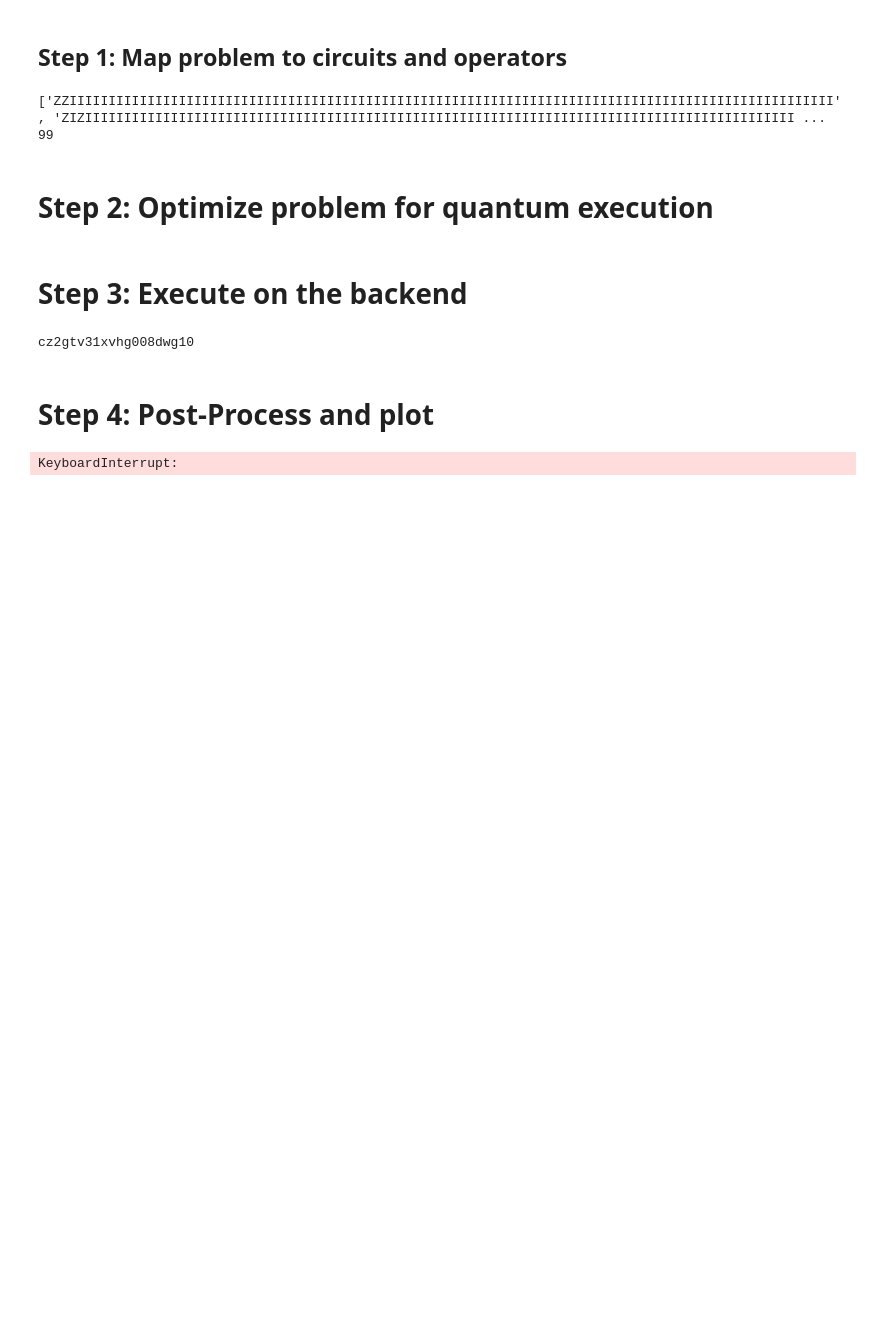
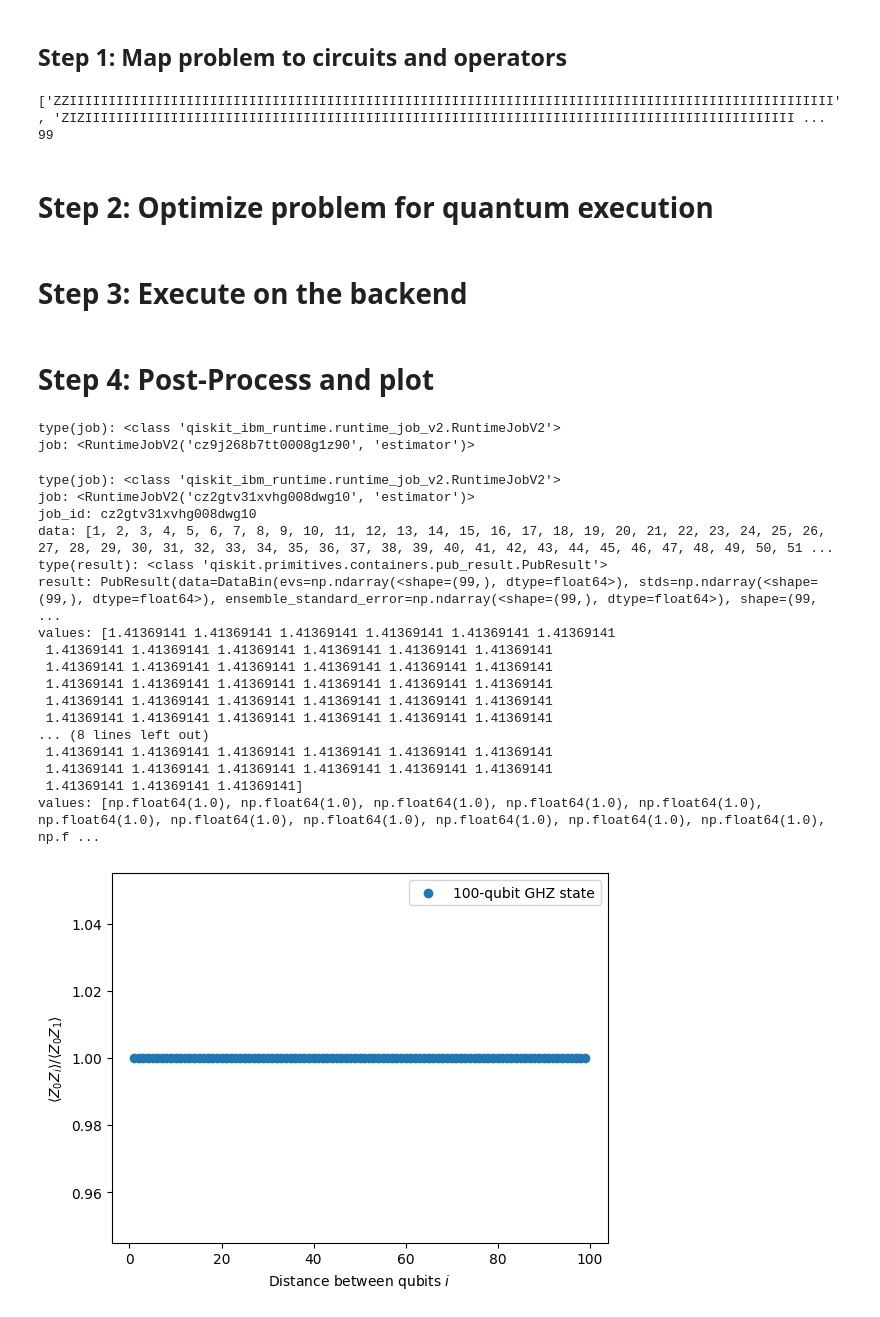
Before and after one commit to DavidCoy77/quantum_programming, a Jupyter notebook: episode-3-hello-world.ipynb, the cells around one changed output. Saved outputs shown, nothing was run; the diff lists cells and outputs as text; code cells hidden in the pictures; blank space fills up the shorter version.

```diff
--- a/episode-3-hello-world.ipynb
+++ b/episode-3-hello-world.ipynb
@@ -135,40 +135,77 @@ operators_transpiled_list = [op.apply_layout(
 # %% [markdown]
 # Step 3: Execute on the backend
 # %%
-from qiskit_ibm_runtime import EstimatorV2 as Estimator  # get EstimatorV2
-from qiskit_ibm_runtime import EstimatorOptions  # get EstimatorOptions
+# from qiskit_ibm_runtime import EstimatorV2 as Estimator  # get EstimatorV2
+# from qiskit_ibm_runtime import EstimatorOptions  # get EstimatorOptions
 
-options = EstimatorOptions()
-options.resilience_level = 1
-# options.optimization_level = 0  # 0 because transpilation was done earlier
-options.dynamical_decoupling.enable = True
-options.dynamical_decoupling.sequence_type = "XY4"
+# options = EstimatorOptions()
+# options.resilience_level = 1
+# # options.optimization_level = 0  # 0 because transpilation was done earlier
+# options.dynamical_decoupling.enable = True
+# options.dynamical_decoupling.sequence_type = "XY4"
 
-estimator = Estimator(backend, options=options)  # make Estimator object
+# estimator = Estimator(backend, options=options)  # make Estimator object
 
-job = estimator.run([(qc_transpiled, operators_transpiled_list)])
-job_id = job.job_id()
-print(job_id)
+# job = estimator.run([(qc_transpiled, operators_transpiled_list)])
+# job_id = job.job_id()
+# print(job_id)
-# %% [output]
-cz2gtv31xvhg008dwg10
 # %% [markdown]
 # Step 4: Post-Process and plot
 # %%
-job_id = 'cz2gtv31xvhg008dwg10'
-service = QiskitRuntimeService()
-job = service.job(job_id)
+# job_id = 'cwaj8gaggr6g008cgapg' # old: cz2gtv31xvhg008dwg10, new: cz9j268b7tt0008g1z90
+# service = QiskitRuntimeService()
+# job = service.job(job_id)
+# print(f'type(job): {type(job)}')
+# print(f'job: {job}')
+# %% [output]
+type(job): <class 'qiskit_ibm_runtime.runtime_job_v2.RuntimeJobV2'>
+job: <RuntimeJobV2('cz9j268b7tt0008g1z90', 'estimator')>
 # %%
+# cqq05tz267h000fj6qg, wang's old ID, was 4 days old. My old ID was 11 days old..
 import matplotlib.pyplot as plt
 
+job_id = 'cz2gtv31xvhg008dwg10' # old: cz2gtv31xvhg008dwg10, new: cz9j268b7tt0008g1z90
+service = QiskitRuntimeService()
+job = service.job(job_id)
+print(f'type(job): {type(job)}')
+print(f'job: {job}')
+
+print(f'job_id: {job_id}')
+
 data = list(range(1, len(operators) + 1))
+# for i, op in enumerate(operators):
+#     print(f'i: {i}')
+#     print(f'op: {op}')
+print(f'data: {data}')
 result = job.result()[0]
+print(f'type(result): {type(result)}')
+print(f"result: {result}")
 values = result.data.evs
+print(f'values: {values}')
 values = [v / values[0] for v in values]
+print(f'values: {values}')
 
 plt.scatter(data, values, marker='o', label='100-qubit GHZ state')
 plt.xlabel('Distance between qubits $i$')
-plt.ylabel(r'\langle Z_0 Z_i \rangle / \langle Z_0 Z_1 \rangle$')
+plt.ylabel(r'$\langle Z_0 Z_i \rangle / \langle Z_0 Z_1 \rangle$')
 plt.legend()
 plt.show()
 # %% [output]
-KeyboardInterrupt:
+type(job): <class 'qiskit_ibm_runtime.runtime_job_v2.RuntimeJobV2'>
+job: <RuntimeJobV2('cz2gtv31xvhg008dwg10', 'estimator')>
+job_id: cz2gtv31xvhg008dwg10
+data: [1, 2, 3, 4, 5, 6, 7, 8, 9, 10, 11, 12, 13, 14, 15, 16, 17, 18, 19, 20, 21, 22, 23, 24, 25, 26, 27, 28, 29, 30, 31, 32, 33, 34, 35, 36, 37, 38, 39, 40, 41, 42, 43, 44, 45, 46, 47, 48, 49, 50, 51 ...
+type(result): <class 'qiskit.primitives.containers.pub_result.PubResult'>
+result: PubResult(data=DataBin(evs=np.ndarray(<shape=(99,), dtype=float64>), stds=np.ndarray(<shape=(99,), dtype=float64>), ensemble_standard_error=np.ndarray(<shape=(99,), dtype=float64>), shape=(99, ...
+values: [1.41369141 1.41369141 1.41369141 1.41369141 1.41369141 1.41369141
+ 1.41369141 1.41369141 1.41369141 1.41369141 1.41369141 1.41369141
+ 1.41369141 1.41369141 1.41369141 1.41369141 1.41369141 1.41369141
+ 1.41369141 1.41369141 1.41369141 1.41369141 1.41369141 1.41369141
+ 1.41369141 1.41369141 1.41369141 1.41369141 1.41369141 1.41369141
+ 1.41369141 1.41369141 1.41369141 1.41369141 1.41369141 1.41369141
+... (8 lines left out)
+ 1.41369141 1.41369141 1.41369141 1.41369141 1.41369141 1.41369141
+ 1.41369141 1.41369141 1.41369141 1.41369141 1.41369141 1.41369141
+ 1.41369141 1.41369141 1.41369141]
+values: [np.float64(1.0), np.float64(1.0), np.float64(1.0), np.float64(1.0), np.float64(1.0), np.float64(1.0), np.float64(1.0), np.float64(1.0), np.float64(1.0), np.float64(1.0), np.float64(1.0), np.f ...
+[figure, added]
```
Also changed, not shown: parts of 2 cells of this notebook.
